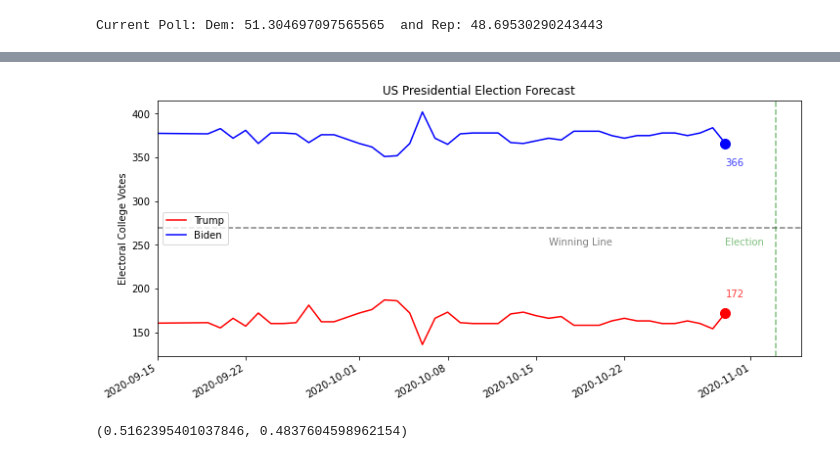
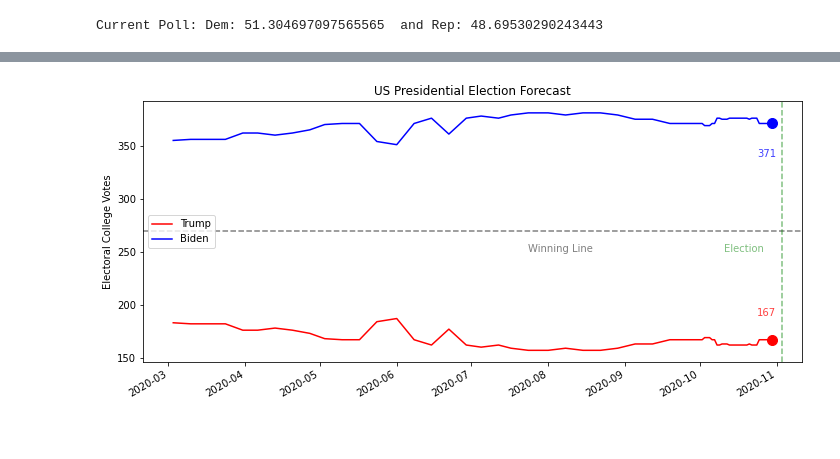
Before and after one commit to nowaycomputer/us_election_2020, a Jupyter notebook: notebooks/2020 Demographic Polls Model.ipynb, the cells around one changed output, grey strips where cells are left out. Drawn from its saved outputs; the diff is of its cells as text; code cells hidden in the pictures.

Commit message:
using 538 poll average now

```diff
--- a/notebooks/2020 Demographic Polls Model.ipynb
+++ b/notebooks/2020 Demographic Polls Model.ipynb
@@ -445,7 +478,7 @@ model_run_dem_ev=[]
 test_states=['Florida','Wisconsin','Pennsylvania','North Carolina','Michigan']
 for s in test_states:
 
-    wa_poll=get_weighted_norm_poll_vote_share(get_short_name_from_long(s))
+    wa_poll=get_538_poll_ave(s)
 
     print('Modelling Election based on latest polls from '+s)
     X_new=[]
@@ -536,7 +569,7 @@ Modelling Election based on latest polls from Wisconsin
 #  For back testing - specify a last date of polls to include
 #
 #  Running backtest! in one cell
-end_date='31-10-2020'
+end_date='31/10/2020'
 
 # Get a new single instance of features based on polls for a given set of states (initially just one)
 model_run_rep_ev=[]
@@ -546,8 +579,8 @@ model_run_dem_ev=[]
 test_states=['Florida','Wisconsin','Pennsylvania','North Carolina','Michigan']
 for s in test_states:
 
-    wa_poll=get_weighted_norm_poll_vote_share_date_limited(get_short_name_from_long(s),end_date)
-
+#     wa_poll=get_weighted_norm_poll_vote_share_date_limited(get_short_name_from_long(s),end_date)
+    wa_poll=get_538_poll_ave_date_limited(s, end_date)
     print('Modelling Election based on latest polls from '+s)
     X_new=[]
     Y_new=[]
@@ -634,0 +668,11 @@ Modelling Election based on latest polls from Wisconsin
+# %%
+import requests, json
+
+def get_historical_ev(date):
+    url = 'http://127.0.0.1:5000/api/swingstatesdatelimited'
+    data={'date': date}
+    data = json.dumps(data)
+    headers = {'content-type': 'application/json', 'Accept-Charset': 'UTF-8'}
+    r = requests.post(url, data=data, headers=headers)
+#     print(r)
+    return json.loads(r.text)['Biden'], json.loads(r.text)['Trump']
@@ -635,6 +723,11 @@ Modelling Election based on latest polls from Wisconsin
 # %%
-dates=['23/12/2019','01/01/2020','06/01/2020','13/01/2020','20/01/2020','27/01/2020','03/02/2020',
-       '10/02/2020','17/02/2020','24/02/2020','03/03/2020','10/03/2020','17/03/2020','24/03/2020',
+trump_ev_fl=[]
+biden_ev_fl=[]
+for i in range(0,len(trump_ev)):
+    trump_ev_fl.append(float(trump_ev[i]))
+    biden_ev_fl.append(float(biden_ev[i]))
+
+dates=['03/03/2020','10/03/2020','17/03/2020','24/03/2020',
        '31/03/2020','06/04/2020','13/04/2020','20/04/2020','27/04/2020','03/05/2020','10/05/2020',
        '17/05/2020','24/05/2020','01/06/2020','08/06/2020','15/06/2020','22/06/2020','29/06/2020',
        '05/07/2020','12/07/2020','17/07/2020','24/07/2020','01/08/2020','08/08/2020','15/08/2020',
@@ -648,49 +741,43 @@ dates=['23/12/2019','01/01/2020','06/01/2020','13/01/2020','20/01/2020','27/01/2
 
 dates=pd.to_datetime(dates,format='%d/%m/%Y')
 rep_ev=[222,222,172,172,172,172,178,149,195,178,178,148,190,198,198,167,186,166,165,178,161,170,188,179,171,139,157,147,165,160,161,152,179,173,173,160,168,155,160,161,155,166,157,172,160,160,161,181,162,162,167,172,176,187,186,172,136,166,173,161,160,160,160,171,173,169,166,168,158,158,158,163,166,163,
-        163,160,160,163,160,154,172]
+        163,160,160,163,160,154,167]
 dem_ev=[316,316,366,366,366,366,360,389,343,360,360,390,348,340,340,371,352,372,373,360,377,368,350,359,367,399,381,391,373,378,377,386,359,365,365,378,370,383,378,377,383,372,381,366,378,378,377,367,376,376,371,366,362,351,352,366,402,372,365,377,378,378,378,367,366,369,372,370,380,380,380,375,372,375,
-        375,378,378,375,378,384,366]
+        375,378,378,375,378,384,371]
 
 # # text_date=['26/10/2020']
 
 plt.figure(figsize=(10,5))
 plt.title('US Presidential Election Forecast')
-plt.plot(dates,rep_ev,c='r',label='Trump')
-plt.plot(dates,dem_ev,c='b',label='Biden')
+plt.plot(dates,trump_ev_fl,c='r',label='Trump')
+plt.plot(dates,biden_ev_fl,c='b',label='Biden')
 
 plt.scatter(x=dates[-1],y=rep_ev[-1],c='r',s=100)
 plt.scatter(x=dates[-1],y=dem_ev[-1],c='b',s=100)
 
 plt.axhline(y=270,ls='--',c='k',alpha=0.5)
-plt.text(x=dates[-15],y=250,s='Winning Line',alpha=0.5)
+plt.text(x=dates[-50],y=250,s='Winning Line',alpha=0.5)
 
-plt.text(x=dates[-1],y=190,s=str(rep_ev[-1]),alpha=0.75,c='r')
-plt.text(x=dates[-1],y=340,s=str(dem_ev[-1]),alpha=0.75,c='b')
+plt.text(x=dates[-7],y=190,s=str(rep_ev[-1]),alpha=0.75,c='r')
+plt.text(x=dates[-7],y=340,s=str(dem_ev[-1]),alpha=0.75,c='b')
 # plt.ylim(0,538)
 plt.ylabel('Electoral College Votes')
 plt.legend(loc='center left')
 
 # import matplotlib.dates as mdates
 # # Set the locator
 # locator = mdates.MonthLocator()  # every month
 # # Specify the format - %b gives us Jan, Feb...
 # fmt = mdates.DateFormatter('%b-%Y')
 # X = plt.gca().xaxis
 # X.set_major_locator(locator)
 # # Specify formatter
 # X.set_major_formatter(fmt)
-plt.xlim(pd.to_datetime('15/09/2020'),pd.to_datetime('11/05/2020'))
+# plt.xlim(pd.to_datetime('15/09/2020'),pd.to_datetime('11/05/2020'))
 plt.axvline(x=pd.to_datetime('11/03/2020'),ls='--',c='g',alpha=0.5)
-plt.text(x=dates[-1],y=250,s='Election',c='g',alpha=0.5)
+plt.text(x=dates[-20],y=250,s='Election',c='g',alpha=0.5)
 
 plt.tight_layout()
 plt.gcf().autofmt_xdate()
 # %% [output]
-[figure, old version]
+[figure, new version]
-# %%
-s='Pennsylvania'
-wa_poll=get_weighted_norm_poll_vote_share_date_limited(get_short_name_from_long(s),end_date)
-wa_poll
-# %% [output]
-(0.5162395401037846, 0.4837604598962154)
```
Also changed, not shown: parts of 9 cells of this notebook, 5 other files.
